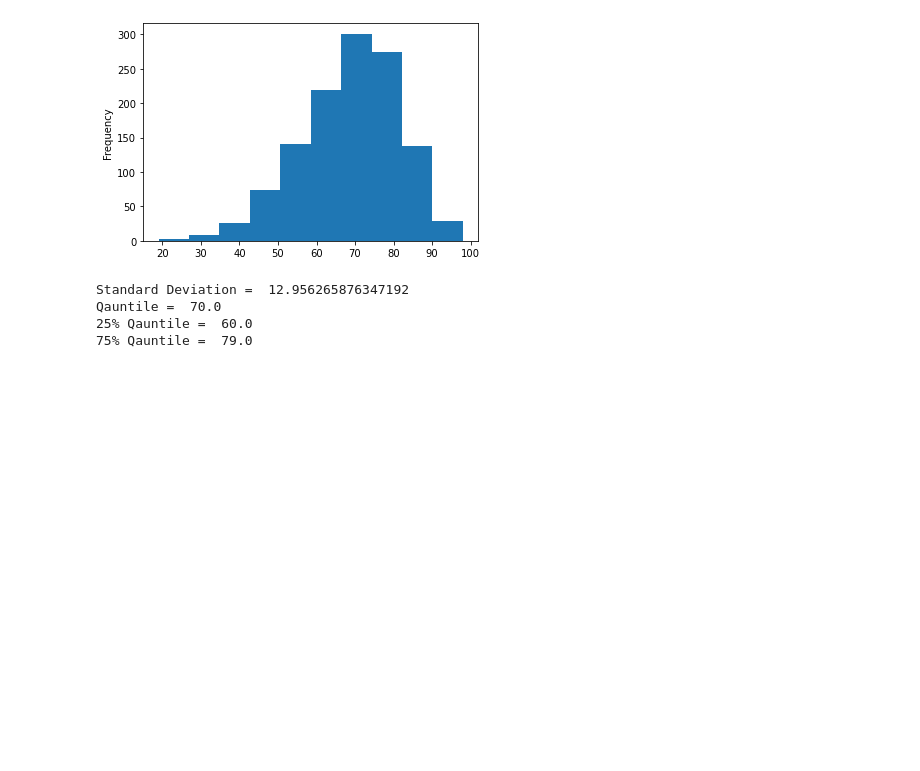
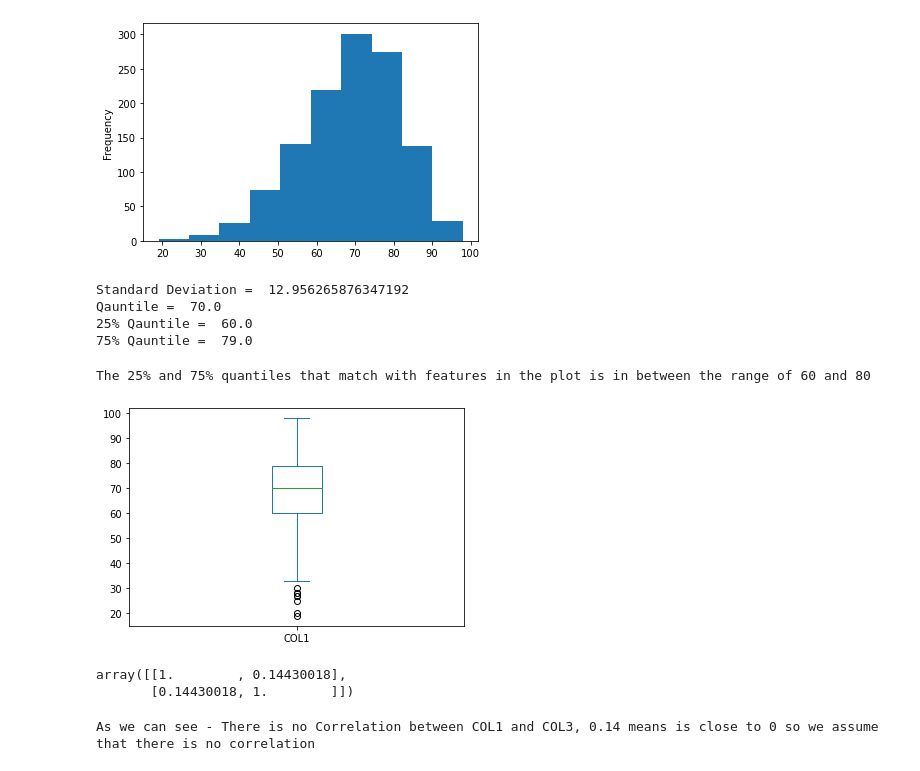
Before and after one commit to leozitopaiva/csx4501, a Jupyter notebook: assignment-05-Leonardo Paiva.ipynb, the cells around one changed output. Drawn from its saved outputs; the diff is of its cells as text; code cells hidden in the pictures; blank space fills up the shorter version.

```diff
--- a/assignment-05-Leonardo Paiva.ipynb
+++ b/assignment-05-Leonardo Paiva.ipynb
@@ -69,3 +73,11 @@ Standard Deviation =  12.956265876347192
 Qauntile =  70.0
 25% Qauntile =  60.0
 75% Qauntile =  79.0
+# %%
+#plot a box plot of COL1
+#Comment on how the locations of the calculated median and the 25% and 75% quantiles match with features in the plot
+df['COL1'].plot(kind='box')
+print("The 25% and 75% quantiles that match with features in the plot is in between the range of 60 and 80")
+# %% [output]
+The 25% and 75% quantiles that match with features in the plot is in between the range of 60 and 80
+[figure, added]
@@ -71,0 +106,14 @@ Qauntile =  70.0
+# %%
+#Choose another numerical column (COL3)
+#Calculate the correlation between COL1 and COL3
+#Make a scatter plot of COL1 vs COL3 and comment on whether the calculated correlation value makes sense.
+#Make a hexagonal binning plot of COL1 vs COL3
+
+np.corrcoef(df['COL1'], df['COL3'])
+# %% [output]
+array([[1.        , 0.14430018],
+       [0.14430018, 1.        ]])
+# %%
+print ("As we can see - There is no Correlation between COL1 and COL3, 0.14 means is close to 0 so we assume that there is no correlation")
+# %% [output]
+As we can see - There is no Correlation between COL1 and COL3, 0.14 means is close to 0 so we assume that there is no correlation
```
Also changed, not shown: parts of 7 cells of this notebook.
